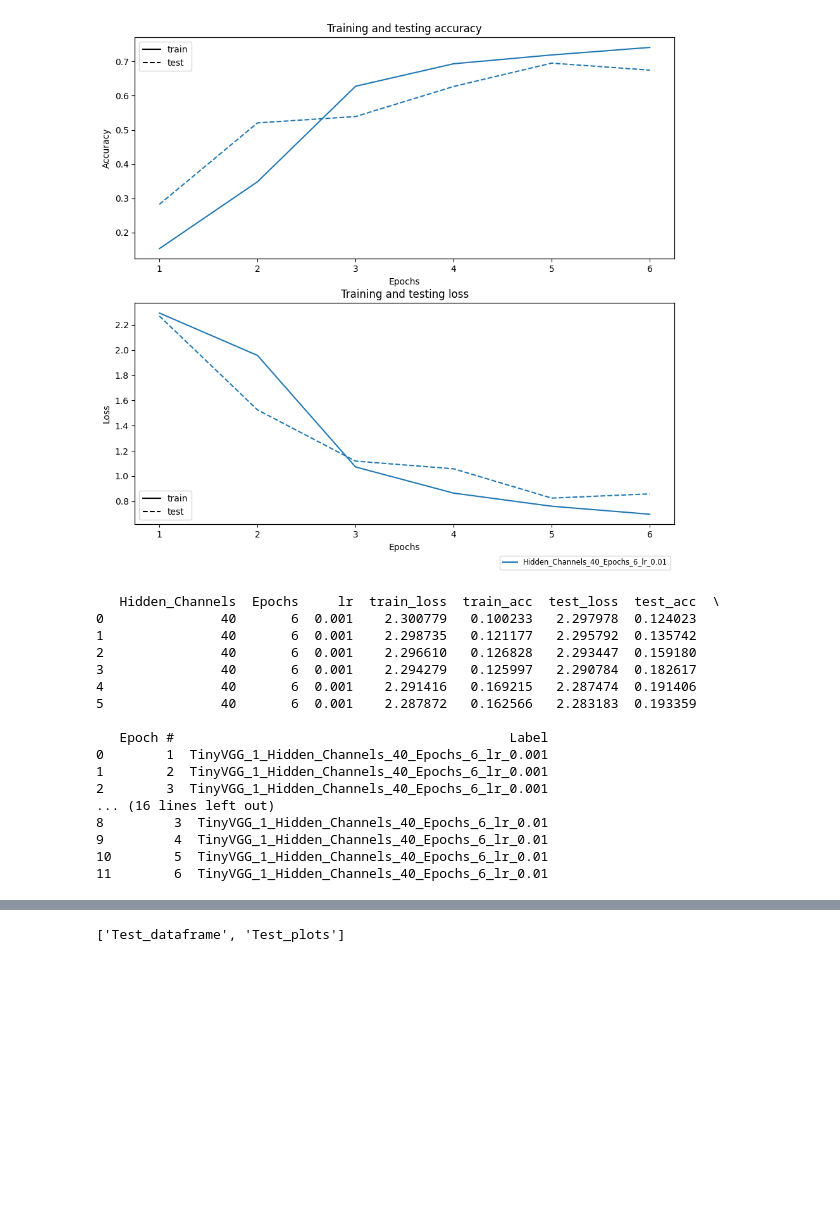
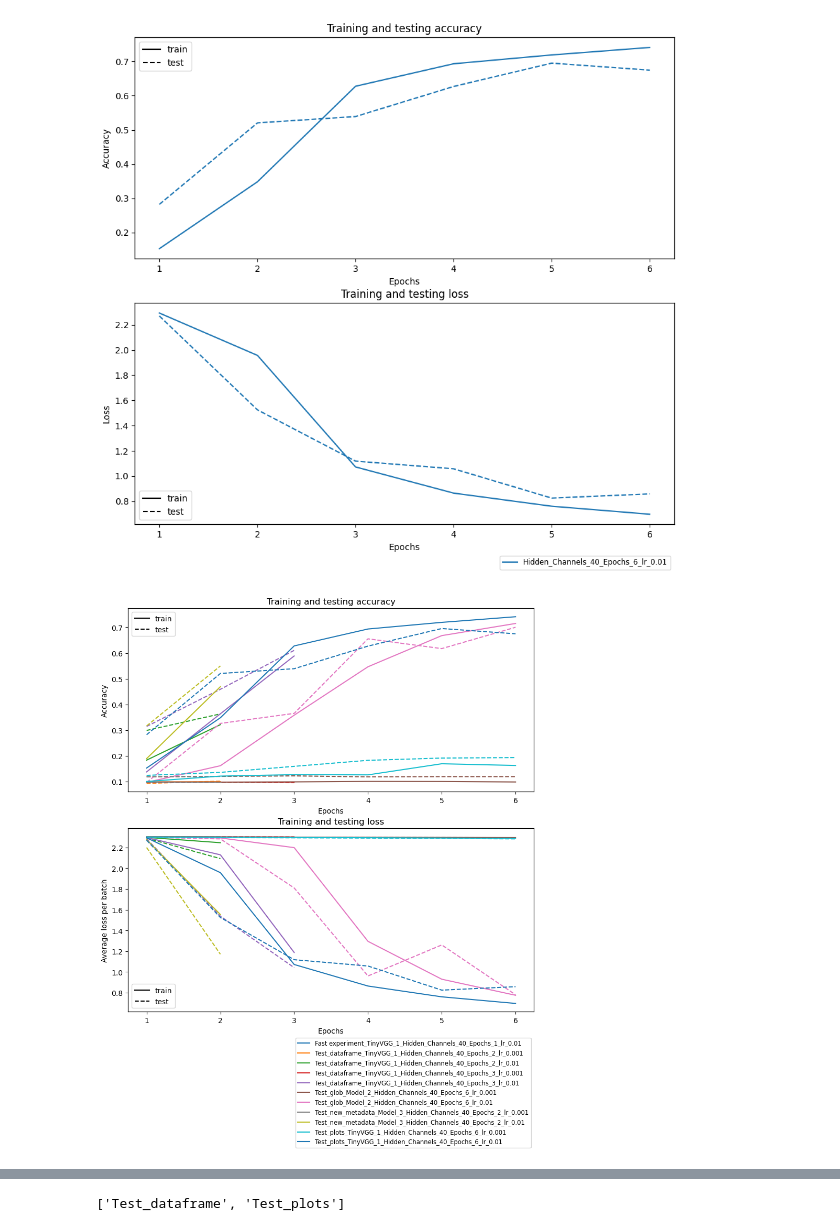
Before and after one commit to Oriol23/CNN-classification, a Jupyter notebook: notebooks/testnotebook.ipynb, the cells around one changed output, grey strips where cells are left out. Cells and saved outputs as stored; diff of their text form; code cells hidden in the pictures; blank space fills up the shorter version.

```diff
--- a/notebooks/testnotebook.ipynb
+++ b/notebooks/testnotebook.ipynb
@@ -447,27 +439,26 @@ plt.show()
 # %%
 from utils.helpers import retrieve_results
 from utils.helpers import plot_results
 
-experiment_name = "Test_plots"
-model_name = None
-extra = None
+experiment_name = None #"Test_plots"
+model_name = None #"TinyVGG_1"
+extra = None #"Hidden_Channels_40_Epochs_6_lr_0.01"
 
-resdf = retrieve_results(experiment_name="Test_plots")#,model_name="TinyVGG_1",extra="Hidden_Channels_40_Epochs_6_lr_0.01")
+#Add functionality to input more than one experimemt name
+
+
+resdf = retrieve_results(experiment_name=experiment_name,model_name=model_name,extra=extra)
+plot_results(results=resdf,experiment_name=experiment_name,model_name=model_name)
+
+
+
+#Remove the double axes and use only the train test legend
+#Then add a hover event that gives the label of each pair of train test plots
+
+#hover for axes
+#https://stackoverflow.com/questions/7908636/how-to-add-hovering-annotations-to-a-plot
+
+#for double axes (I should be able to remove them so no)
+#https://stackoverflow.com/questions/55891285/how-to-make-labels-appear-when-hovering-over-a-point-in-multiple-axis/55892690#55892690
 # %% [output]
-   Hidden_Channels  Epochs     lr  train_loss  train_acc  test_loss  test_acc  \
-0               40       6  0.001    2.300779   0.100233   2.297978  0.124023
-1               40       6  0.001    2.298735   0.121177   2.295792  0.135742
-2               40       6  0.001    2.296610   0.126828   2.293447  0.159180
-3               40       6  0.001    2.294279   0.125997   2.290784  0.182617
-4               40       6  0.001    2.291416   0.169215   2.287474  0.191406
-5               40       6  0.001    2.287872   0.162566   2.283183  0.193359
-
-   Epoch #                                           Label
-0        1  TinyVGG_1_Hidden_Channels_40_Epochs_6_lr_0.001
-1        2  TinyVGG_1_Hidden_Channels_40_Epochs_6_lr_0.001
-2        3  TinyVGG_1_Hidden_Channels_40_Epochs_6_lr_0.001
-... (16 lines left out)
-8         3  TinyVGG_1_Hidden_Channels_40_Epochs_6_lr_0.01
-9         4  TinyVGG_1_Hidden_Channels_40_Epochs_6_lr_0.01
-10        5  TinyVGG_1_Hidden_Channels_40_Epochs_6_lr_0.01
-11        6  TinyVGG_1_Hidden_Channels_40_Epochs_6_lr_0.01
+[figure, added]
```
Also changed, not shown: parts of 5 cells of this notebook, 3 other files.
